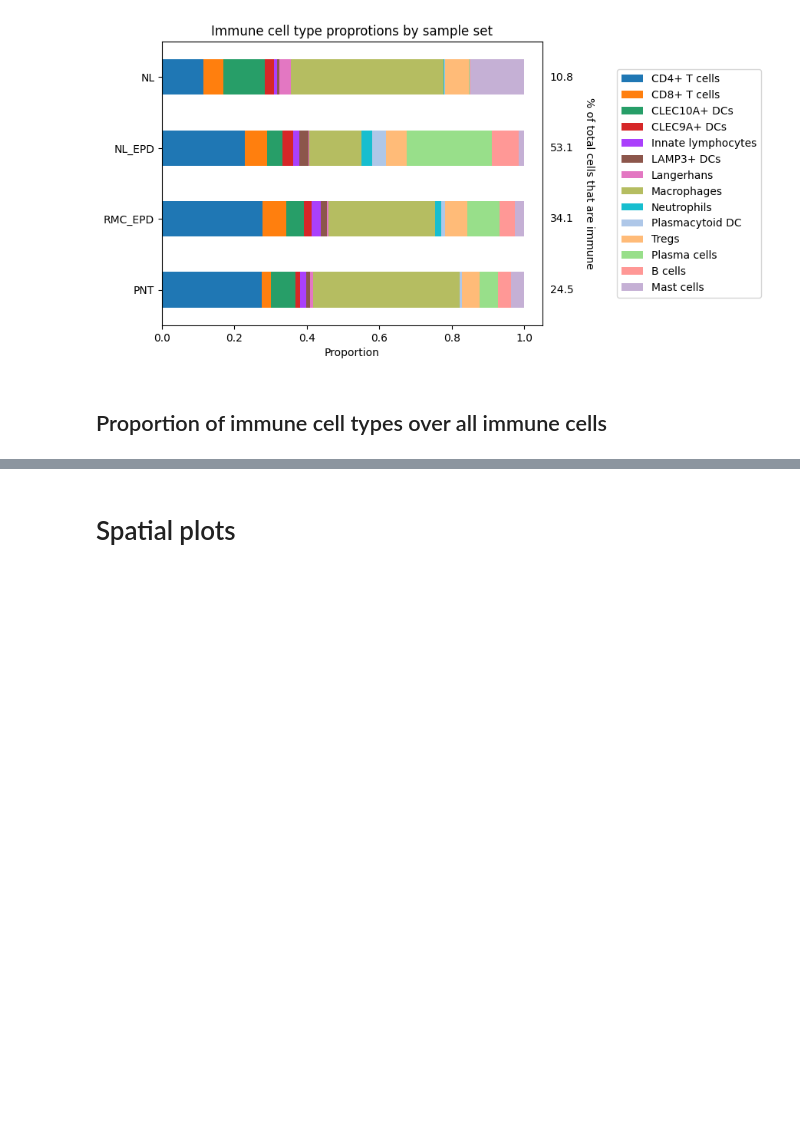
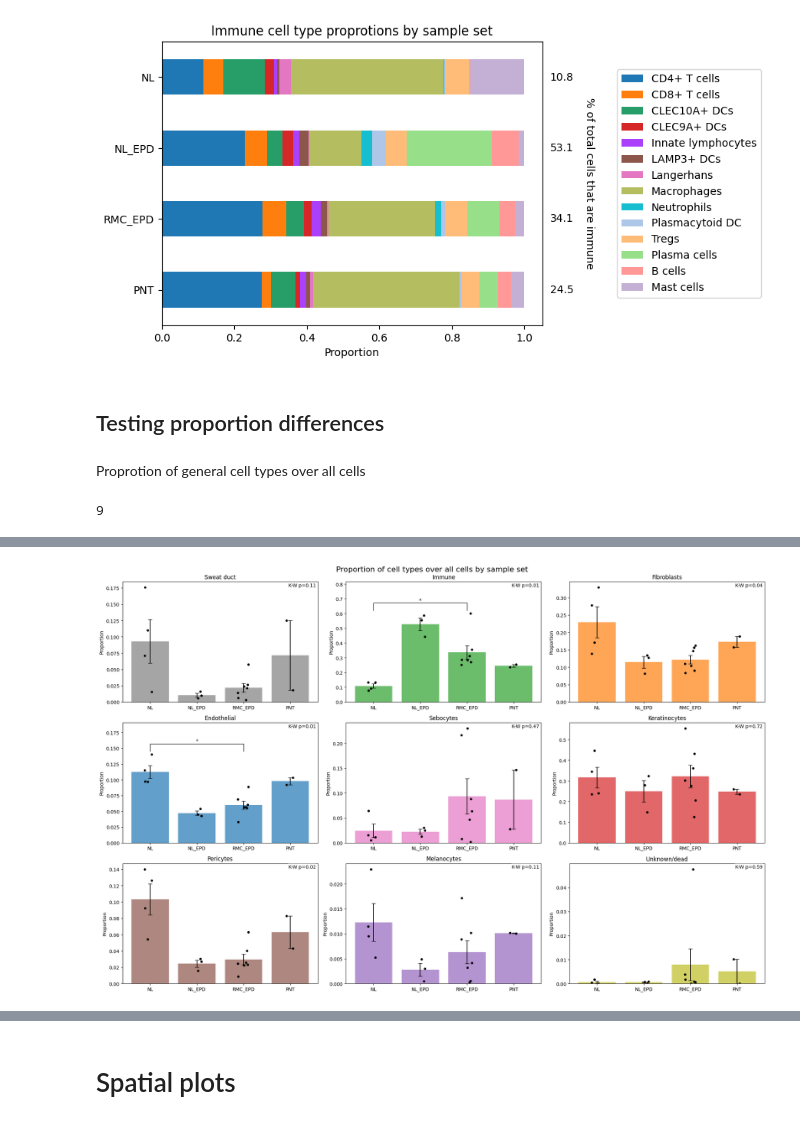
Before and after one commit to burkelawlor/hci-xenium, a Jupyter notebook: notebooks/1.15-rmc-annotation-detailed.ipynb, the cells around one changed output, grey strips where cells are left out. Saved outputs shown, nothing was run; the diff lists cells and outputs as text; code cells hidden in the pictures; blank space fills up the shorter version.

Commit message:
Enhance proportion analysis

```diff
--- a/notebooks/1.15-rmc-annotation-detailed.ipynb
+++ b/notebooks/1.15-rmc-annotation-detailed.ipynb
@@ -179,4 +179,65 @@ plot_proportions_bar(
 [figure]
 [figure]
 # %% [markdown]
-## Proportion of immune cell types over all immune cells
+## Testing proportion differences
+# %% [markdown]
+Proprotion of general cell types over all cells
+# %%
+len(adata_rmc.obs['ct_general'].unique())
+# %% [output]
+9
+# %%
+order = ['NL', 'NL_EPD', 'RMC_EPD', 'PNT']
+
+stats_df_list = []
+fig, axes = plt.subplots(3, 3, figsize=(20, 13), tight_layout=True)
+axes = axes.flatten()
+for i, ct in enumerate(adata_rmc.obs['ct_general'].unique()):
+    stats = test_proportion_differences(
+        adata_rmc,
+        ct_col='ct_general',
+        cell_type=ct,
+        groupby='sample_set_2',
+        order=order,
+    )
+
+    # Convert stats to dataframe
+    cols = ['cell_type', 'kruskal_stat', 'kruskal_p'] + [f'{a}_vs_{b}' for (a,b) in stats['_pairs']]
+    row_data = (
+        [ct] +                          # cell_type (assume 'ct' is the tested type in context)
+        [float(stats['kruskal_stat']), float(stats['kruskal_p'])] +
+        [float(pval) for pval in stats['_adj_pvals']]
+    )
+    stats_df = pd.DataFrame([row_data], columns=cols)
+    stats_df_list.append(stats_df)
+
+    # Plot
+    plot_proportion_scatter_bar(
+        adata_rmc,
+        ct_col='ct_general',
+        cell_type=ct,
+        groupby='sample_set_2',
+        order=order,
+        stats=stats,
+        title=f'{ct}',
+        ax=axes[i],
+    )
+    axes[i].set_xlabel(None)
+
+    # Add text annotation of the Kruskal-Wallis p-value in the top left of the subplot
+    axes[i].text(
+        0.99, 0.99,
+        f"K-W p={stats['kruskal_p']:.2f}",
+        transform=axes[i].transAxes,
+        ha='right', va='top',
+        fontsize=10,
+        bbox=dict(facecolor='white', edgecolor='none', alpha=0.7, boxstyle='round,pad=0.2')
+    )
+
+stats_df = pd.concat(stats_df_list)
+display(stats_df)
+
+
+plt.suptitle('Proportion of cell types over all cells by sample set', fontsize=16)
+plt.show()
+# %% [output]
@@ -182,0 +254 @@ plot_proportions_bar(
+[figure, added]
```
Also changed, not shown: parts of 4 cells of this notebook.
